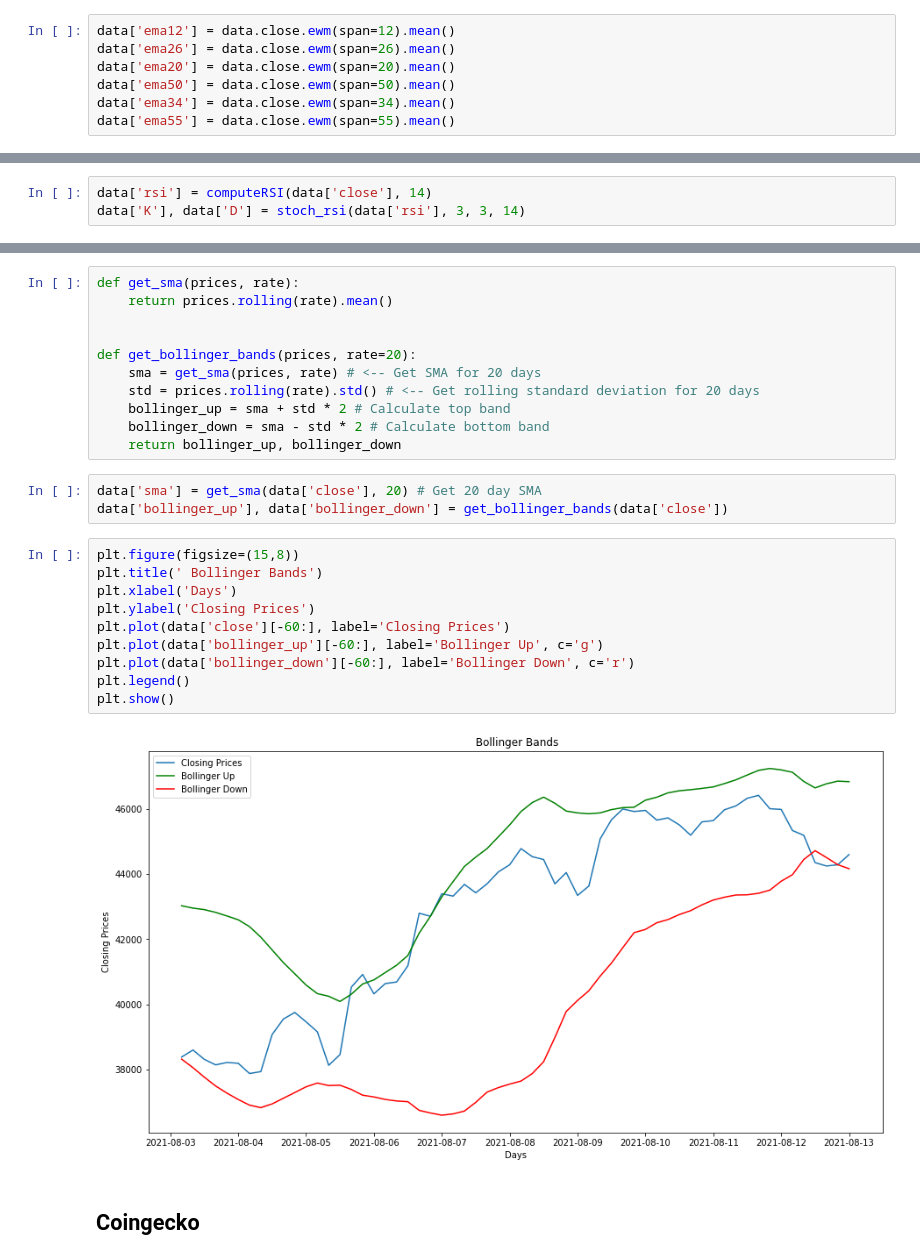
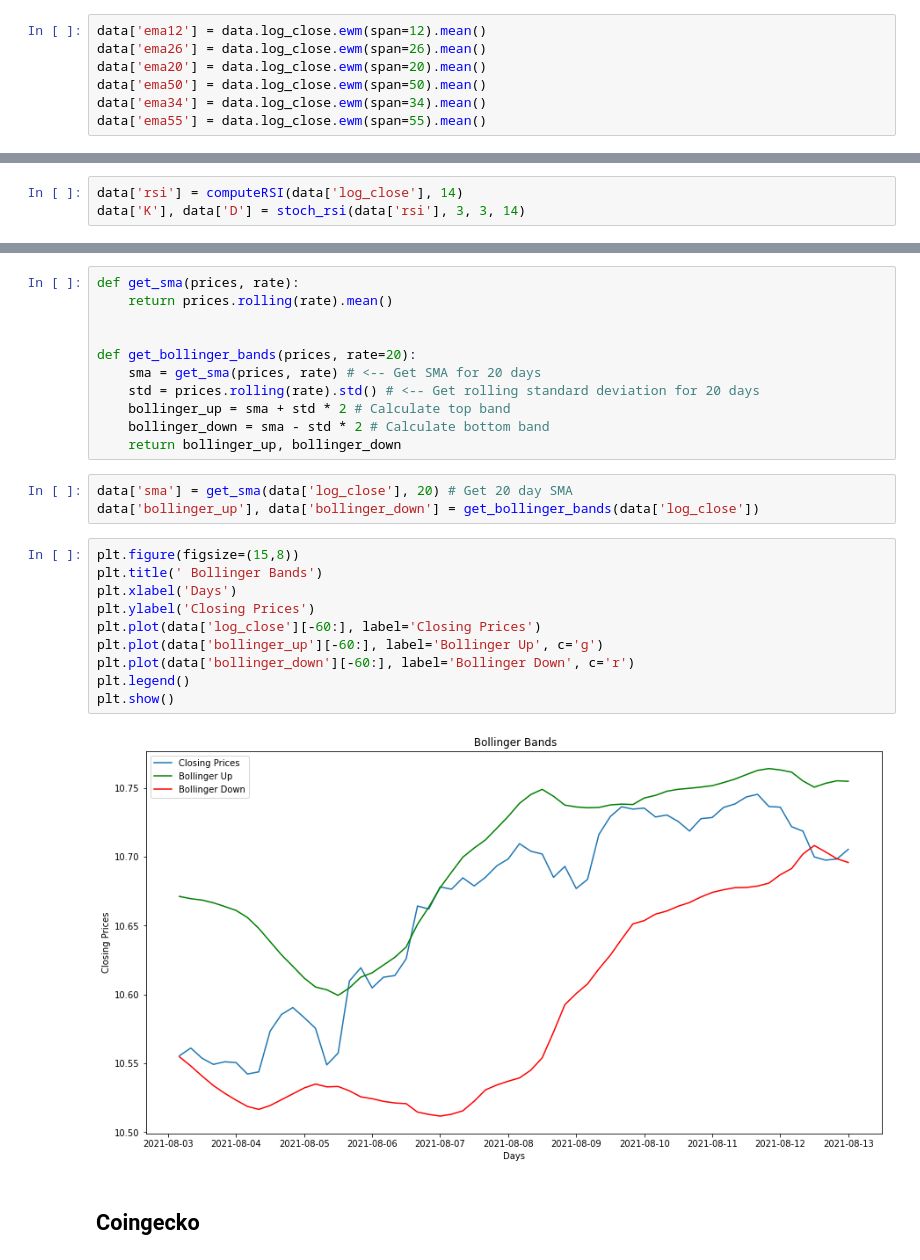
Before and after one commit to timjab92/cryptotrading-indicator, a Jupyter notebook: notebooks/FeatureEngineering.ipynb, the cells around one changed output, grey strips where cells are left out. Drawn from its saved outputs; the diff is of its cells as text.

```diff
--- a/notebooks/FeatureEngineering.ipynb
+++ b/notebooks/FeatureEngineering.ipynb
@@ -148,11 +148,11 @@ fag
 # %% [markdown]
 ## Train
 # %%
-data['ema12'] = data.close.ewm(span=12).mean()
-data['ema26'] = data.close.ewm(span=26).mean()
-data['ema20'] = data.close.ewm(span=20).mean()
-data['ema50'] = data.close.ewm(span=50).mean()
-data['ema34'] = data.close.ewm(span=34).mean()
-data['ema55'] = data.close.ewm(span=55).mean()
+data['ema12'] = data.log_close.ewm(span=12).mean()
+data['ema26'] = data.log_close.ewm(span=26).mean()
+data['ema20'] = data.log_close.ewm(span=20).mean()
+data['ema50'] = data.log_close.ewm(span=50).mean()
+data['ema34'] = data.log_close.ewm(span=34).mean()
+data['ema55'] = data.log_close.ewm(span=55).mean()
 # %%
 plt.figure(figsize=(14,8))
@@ -223,7 +223,7 @@ def stoch_rsi(rsi, d_window, k_window, window):
     D = K.rolling(window=d_window, center=False).mean()
     return K, D
 # %%
-data['rsi'] = computeRSI(data['close'], 14)
+data['rsi'] = computeRSI(data['log_close'], 14)
 data['K'], data['D'] = stoch_rsi(data['rsi'], 3, 3, 14)
 # %%
 fig, axs = plt.subplots(2,1, figsize=(15,7))
@@ -262,20 +262,20 @@ def get_bollinger_bands(prices, rate=20):
     bollinger_down = sma - std * 2 # Calculate bottom band
     return bollinger_up, bollinger_down
 # %%
-data['sma'] = get_sma(data['close'], 20) # Get 20 day SMA
-data['bollinger_up'], data['bollinger_down'] = get_bollinger_bands(data['close'])
+data['sma'] = get_sma(data['log_close'], 20) # Get 20 day SMA
+data['bollinger_up'], data['bollinger_down'] = get_bollinger_bands(data['log_close'])
 # %%
 plt.figure(figsize=(15,8))
 plt.title(' Bollinger Bands')
 plt.xlabel('Days')
 plt.ylabel('Closing Prices')
-plt.plot(data['close'][-60:], label='Closing Prices')
+plt.plot(data['log_close'][-60:], label='Closing Prices')
 plt.plot(data['bollinger_up'][-60:], label='Bollinger Up', c='g')
 plt.plot(data['bollinger_down'][-60:], label='Bollinger Down', c='r')
 plt.legend()
 plt.show()
 # %% [output]
-[figure, old version]
+[figure, new version]
 # %% [markdown]
 ## Coingecko
 # %%
```
Also changed, not shown: parts of 18 cells of this notebook.
